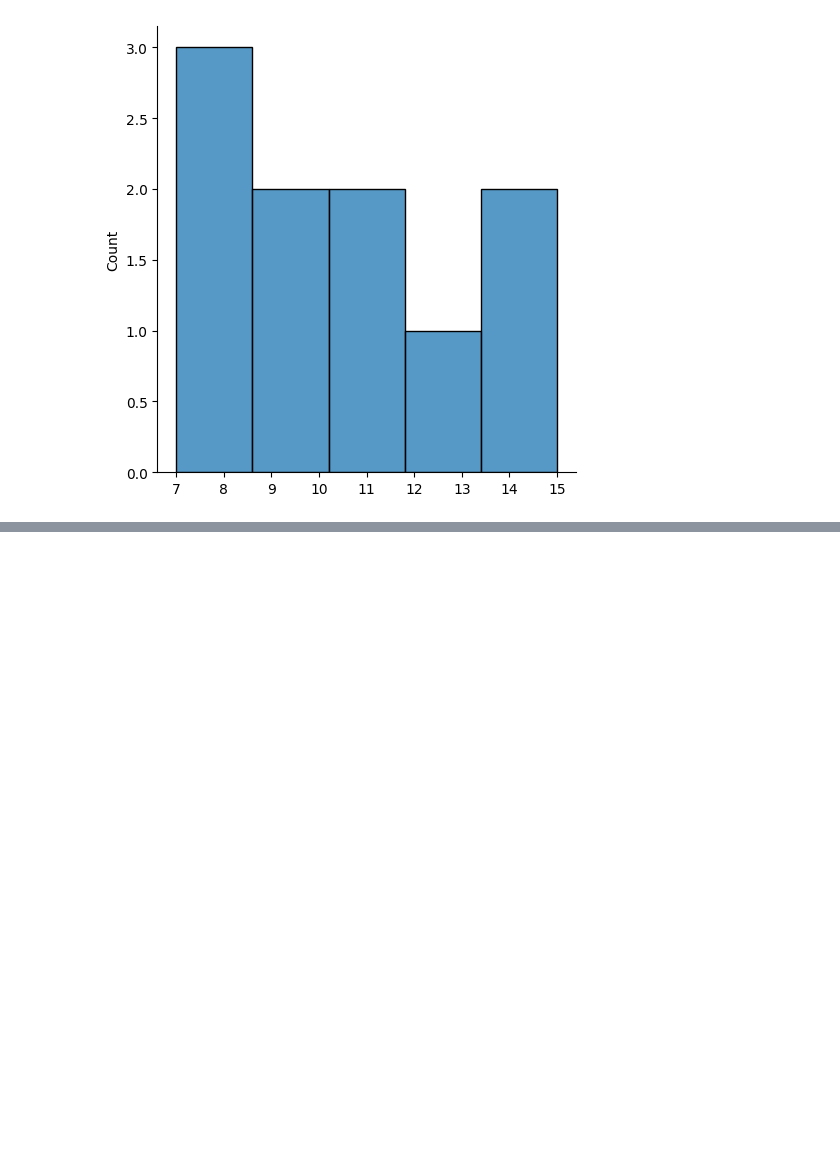
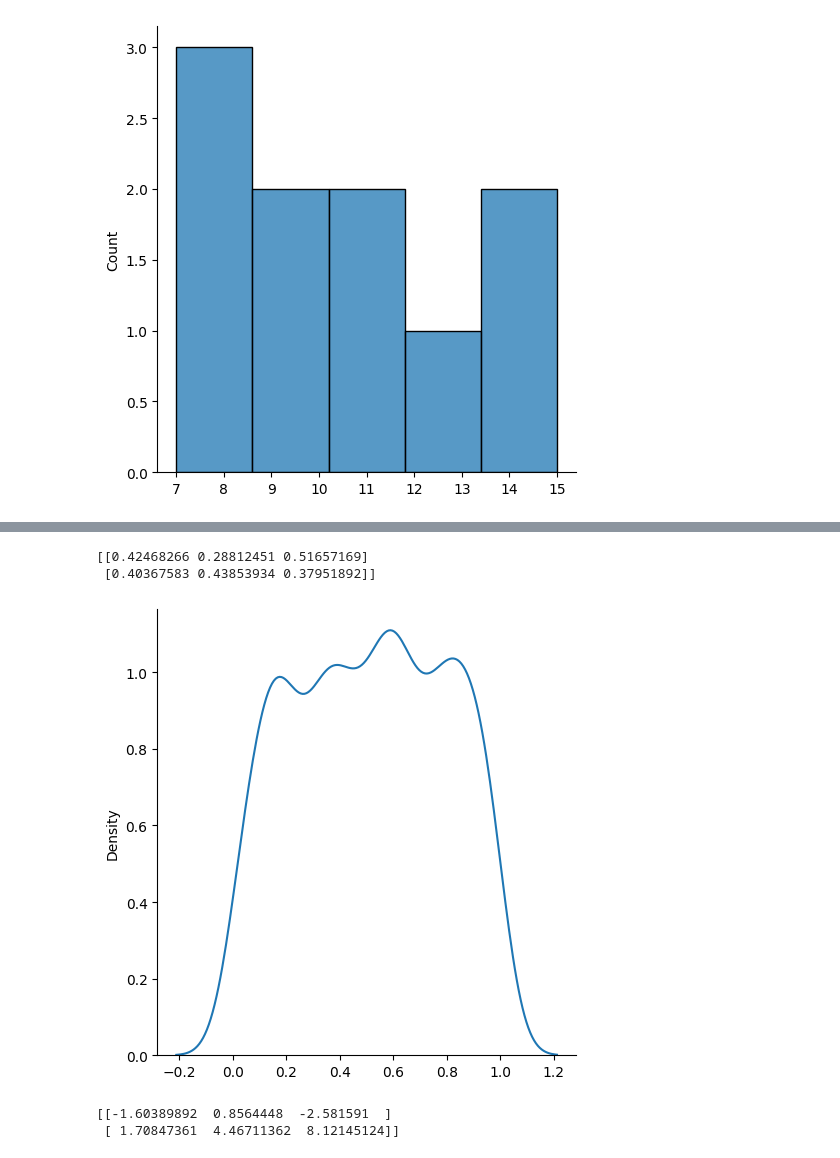
Before and after one commit to Usama1190/numpy-random, a Jupyter notebook: npr02/npr02.ipynb, the cells around one changed output, grey strips where cells are left out. Saved outputs shown, nothing was run; the diff lists cells and outputs as text; code cells hidden in the pictures; blank space fills up the shorter version.

```diff
--- a/npr02/npr02.ipynb
+++ b/npr02/npr02.ipynb
@@ -62,0 +111,28 @@ plt.show()
+# %%
+from numpy import random
+
+x = random.uniform(size=(2, 3))
+
+print(x)
+# %% [output]
+[[0.42468266 0.28812451 0.51657169]
+ [0.40367583 0.43853934 0.37951892]]
+# %%
+import seaborn as sns
+
+import matplotlib.pyplot as plt
+
+sns.displot(random.uniform(size=1000), kind='kde')
+
+plt.show()
+# %% [output]
+[figure, added]
+# %%
+from numpy import random
+
+x = random.logistic(loc=1, scale=2, size=(2, 3))
+
+print(x)
+# %% [output]
+[[-1.60389892  0.8564448  -2.581591  ]
+ [ 1.70847361  4.46711362  8.12145124]]
```
Also changed, not shown: parts of 10 cells of this notebook, 1 other file.
